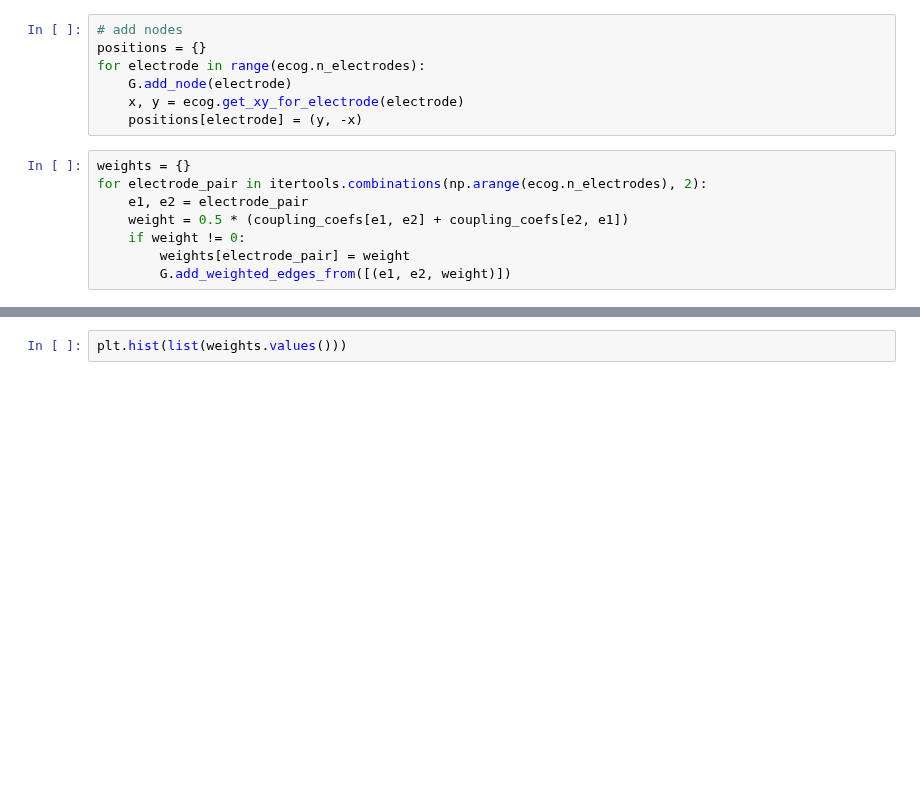
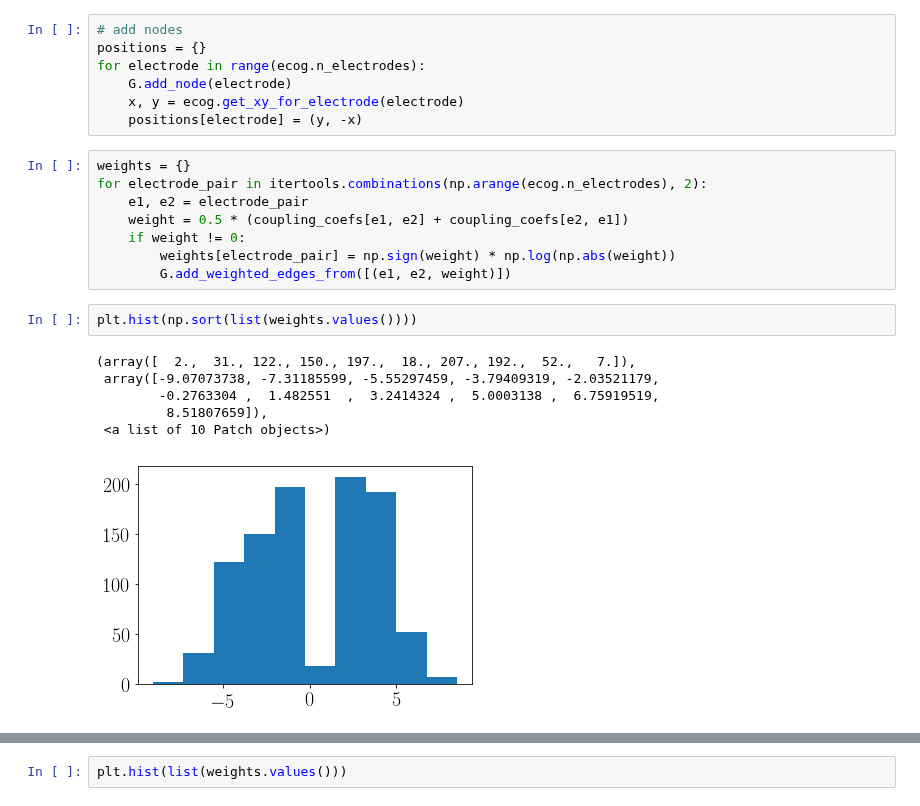
Before and after one commit to pssachdeva/uoi_neuroscience, a Jupyter notebook: coupling/plot_ecog_grid.ipynb, the cells around one changed output, grey strips where cells are left out. Drawn from its saved outputs; the diff is of its cells as text; blank space fills up the shorter version.

```diff
--- a/coupling/plot_ecog_grid.ipynb
+++ b/coupling/plot_ecog_grid.ipynb
@@ -33,8 +33,17 @@ for electrode_pair in itertools.combinations(np.arange(ecog.n_electrodes), 2):
     e1, e2 = electrode_pair
     weight = 0.5 * (coupling_coefs[e1, e2] + coupling_coefs[e2, e1])
     if weight != 0:
-        weights[electrode_pair] = weight
+        weights[electrode_pair] = np.sign(weight) * np.log(np.abs(weight))
         G.add_weighted_edges_from([(e1, e2, weight)])
+# %%
+plt.hist(np.sort(list(weights.values())))
+# %% [output]
+(array([  2.,  31., 122., 150., 197.,  18., 207., 192.,  52.,   7.]),
+ array([-9.07073738, -7.31185599, -5.55297459, -3.79409319, -2.03521179,
+        -0.2763304 ,  1.482551  ,  3.2414324 ,  5.0003138 ,  6.75919519,
+         8.51807659]),
+ <a list of 10 Patch objects>)
+[figure, added]
 # %%
 fig, ax = plt.subplots(1, 1, figsize=(16, 8))
 nx.draw_networkx_nodes(
```
Also changed, not shown: parts of 1 cell of this notebook, 4 other files.
